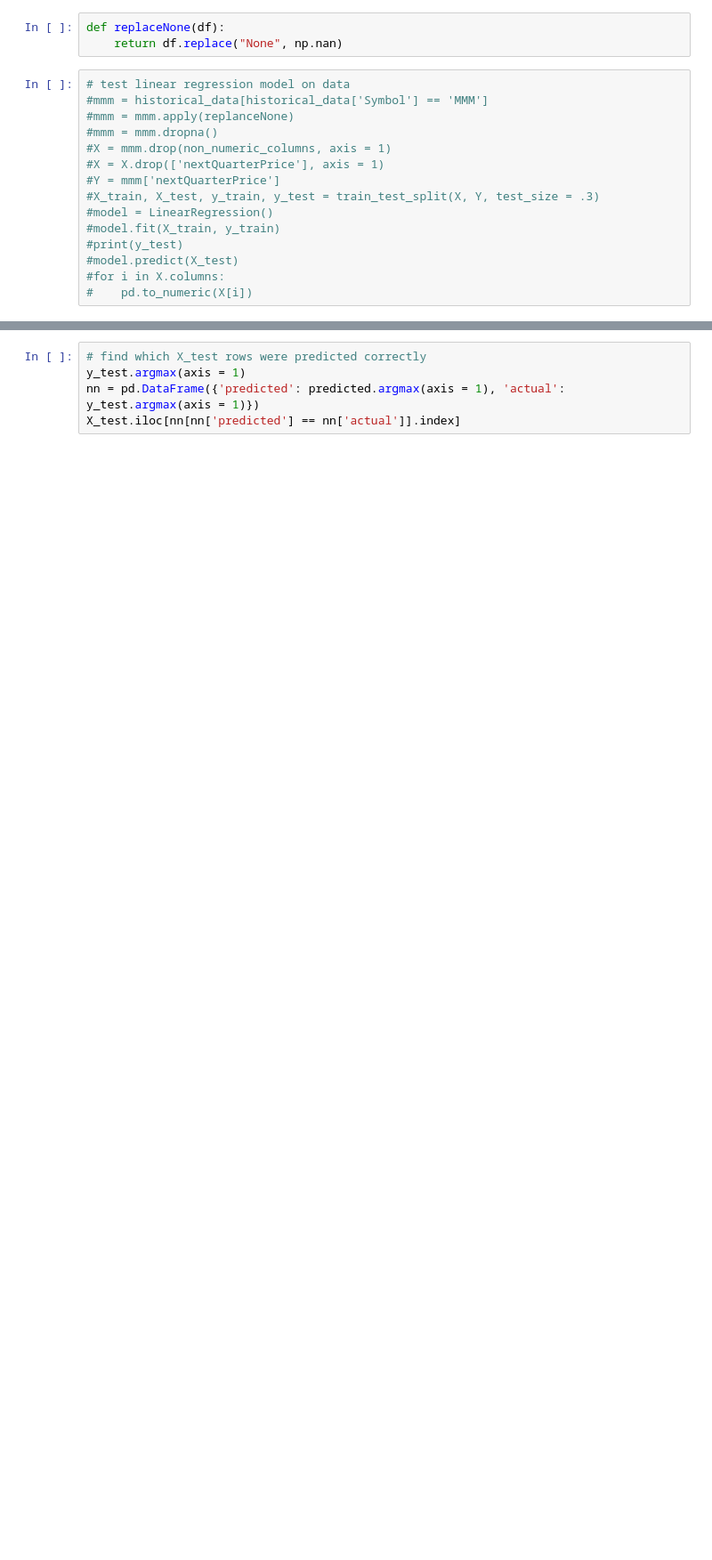
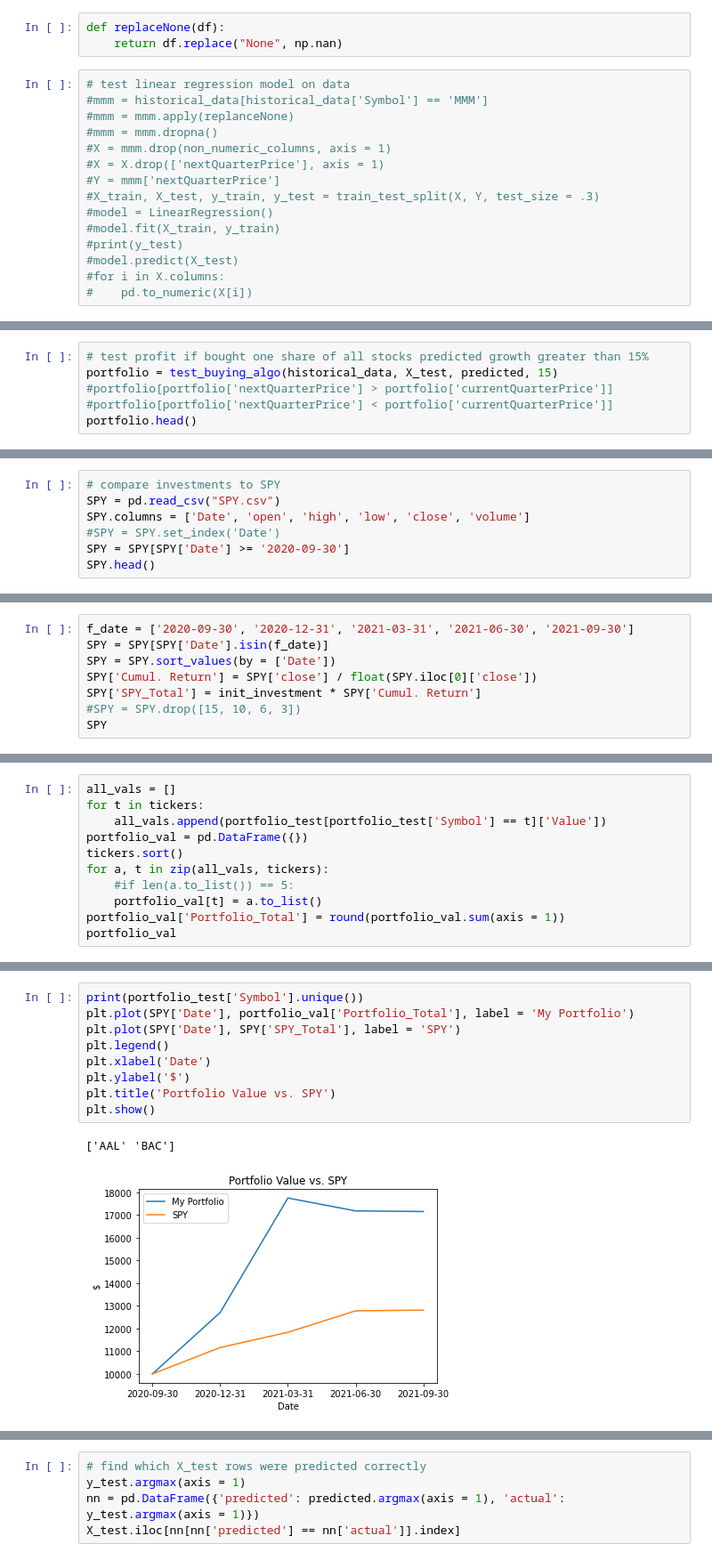
Before and after one commit to rtshinta/StockMarket, a Jupyter notebook: stock_market_analysis.ipynb, the cells around one changed output, grey strips where cells are left out. Shown: that part at 89% size. Cells and saved outputs as stored; diff of their text form; blank space fills up the shorter version.

Commit message:
compare to SPY

```diff
--- a/stock_market_analysis.ipynb
+++ b/stock_market_analysis.ipynb
@@ -497,0 +771,6 @@ X_test
+# %%
+# test profit if bought one share of all stocks predicted growth greater than 15%
+portfolio = test_buying_algo(historical_data, X_test, predicted, 15)
+#portfolio[portfolio['nextQuarterPrice'] > portfolio['currentQuarterPrice']]
+#portfolio[portfolio['nextQuarterPrice'] < portfolio['currentQuarterPrice']]
+portfolio.head()
@@ -497,0 +788,7 @@ X_test
+# %%
+# compare investments to SPY
+SPY = pd.read_csv("SPY.csv")
+SPY.columns = ['Date', 'open', 'high', 'low', 'close', 'volume']
+#SPY = SPY.set_index('Date')
+SPY = SPY[SPY['Date'] >= '2020-09-30']
+SPY.head()
@@ -514,0 +839,8 @@ Name: 3205, Length: 101, dtype: object
+# %%
+f_date = ['2020-09-30', '2020-12-31', '2021-03-31', '2021-06-30', '2021-09-30']
+SPY = SPY[SPY['Date'].isin(f_date)]
+SPY = SPY.sort_values(by = ['Date'])
+SPY['Cumul. Return'] = SPY['close'] / float(SPY.iloc[0]['close'])
+SPY['SPY_Total'] = init_investment * SPY['Cumul. Return']
+#SPY = SPY.drop([15, 10, 6, 3])
+SPY
@@ -514,0 +854,11 @@ Name: 3205, Length: 101, dtype: object
+# %%
+all_vals = []
+for t in tickers:
+    all_vals.append(portfolio_test[portfolio_test['Symbol'] == t]['Value'])
+portfolio_val = pd.DataFrame({})
+tickers.sort()
+for a, t in zip(all_vals, tickers):
+    #if len(a.to_list()) == 5:
+    portfolio_val[t] = a.to_list()
+portfolio_val['Portfolio_Total'] = round(portfolio_val.sum(axis = 1))
+portfolio_val
@@ -514,0 +872,12 @@ Name: 3205, Length: 101, dtype: object
+# %%
+print(portfolio_test['Symbol'].unique())
+plt.plot(SPY['Date'], portfolio_val['Portfolio_Total'], label = 'My Portfolio')
+plt.plot(SPY['Date'], SPY['SPY_Total'], label = 'SPY')
+plt.legend()
+plt.xlabel('Date')
+plt.ylabel('$')
+plt.title('Portfolio Value vs. SPY')
+plt.show()
+# %% [output]
+['AAL' 'BAC']
+[figure, added]
```
Also changed, not shown: parts of 29 cells of this notebook, 7 other files.
